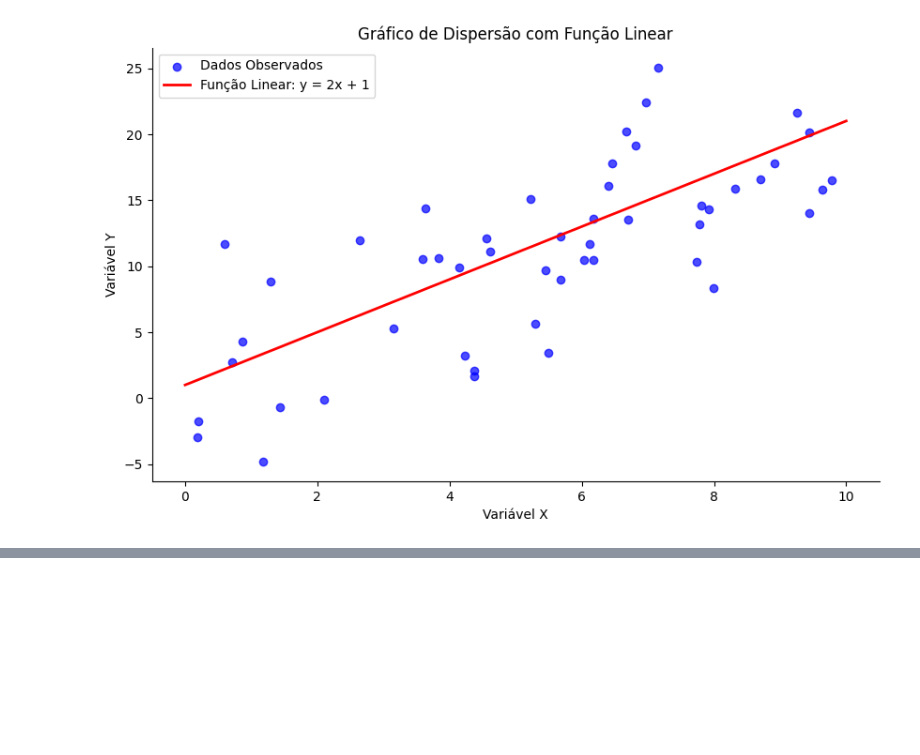
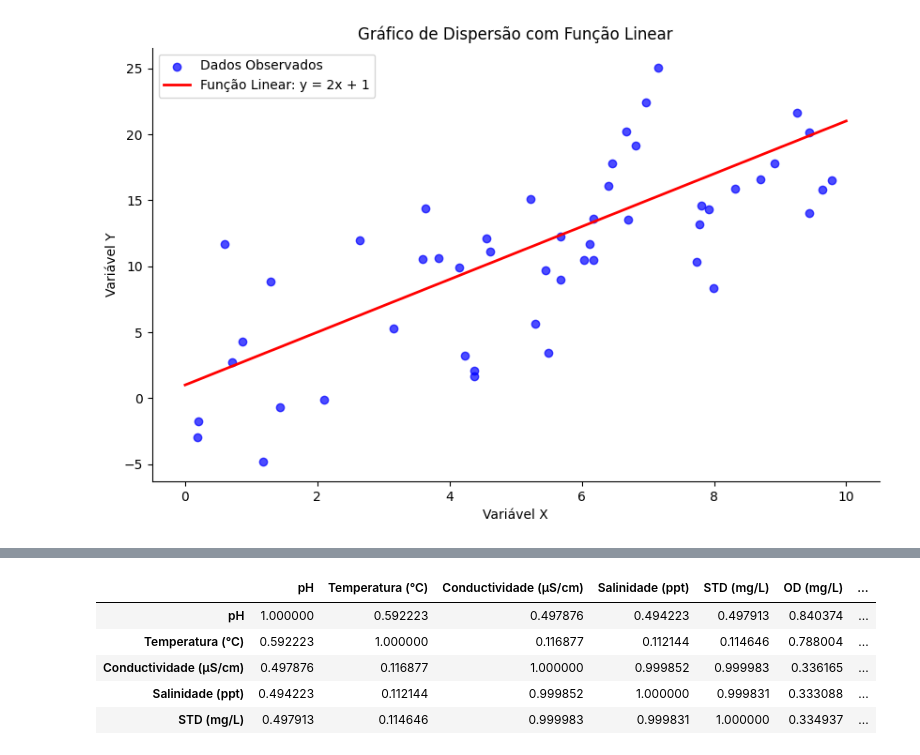
Before and after one commit to Robert-FM/AM_preparacao, a Jupyter notebook: EDA.ipynb, the cells around one changed output, grey strips where cells are left out. Saved outputs shown, nothing was run; the diff lists cells and outputs as text; code cells hidden in the pictures; blank space fills up the shorter version.

```diff
--- a/EDA.ipynb
+++ b/EDA.ipynb
@@ -115,0 +164,12 @@ plt.show()
+# %%
+correlation_matrix = df.corr()
+
+#display(correlation_matrix)
+correlation_matrix.head()
+# %% [output]
+|  | pH | Temperatura (°C) | Conductividade (µS/cm) | Salinidade (ppt) | STD (mg/L) | OD (mg/L) | ... |
+| pH | 1.000000 | 0.592223 | 0.497876 | 0.494223 | 0.497913 | 0.840374 | ... |
+| Temperatura (°C) | 0.592223 | 1.000000 | 0.116877 | 0.112144 | 0.114646 | 0.788004 | ... |
+| Conductividade (µS/cm) | 0.497876 | 0.116877 | 1.000000 | 0.999852 | 0.999983 | 0.336165 | ... |
+| Salinidade (ppt) | 0.494223 | 0.112144 | 0.999852 | 1.000000 | 0.999831 | 0.333088 | ... |
+| STD (mg/L) | 0.497913 | 0.114646 | 0.999983 | 0.999831 | 1.000000 | 0.334937 | ... |
```
Also changed, not shown: parts of 3 cells of this notebook, 1 other file.
